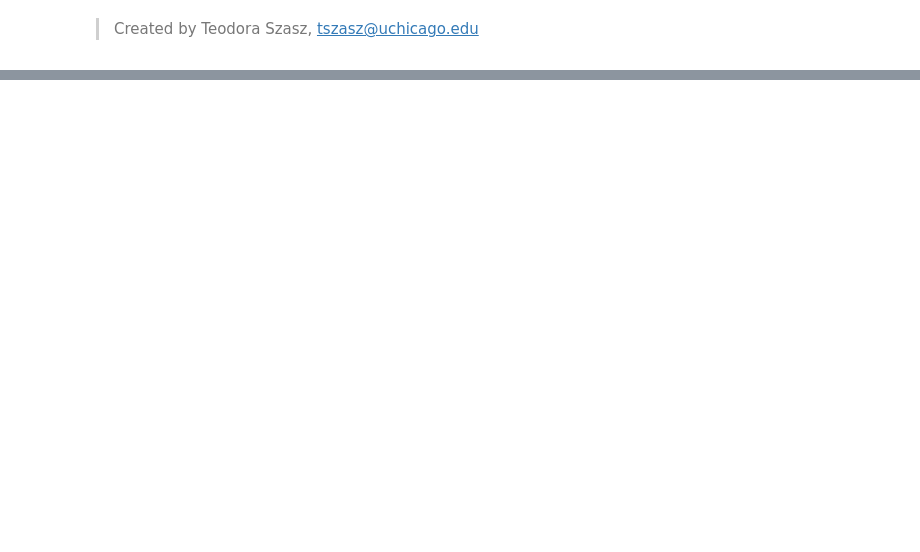
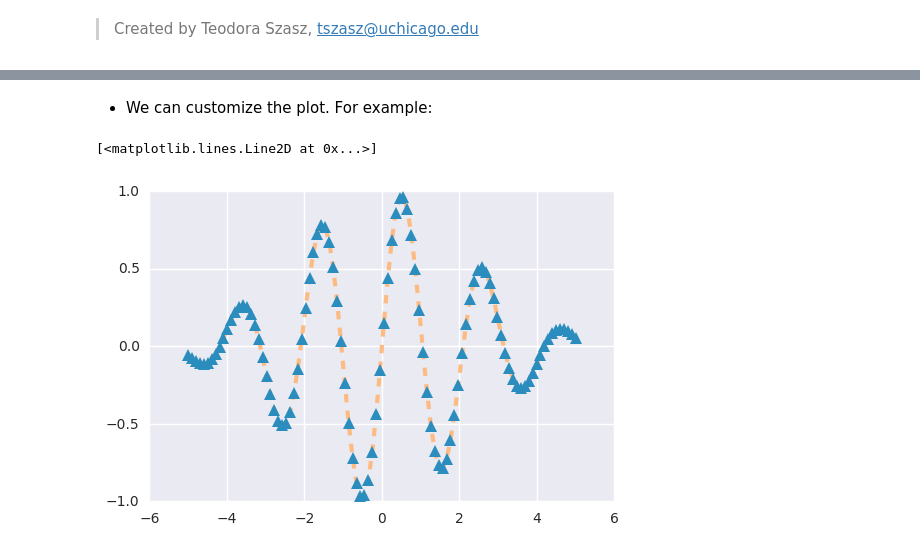
Before and after one commit to rcc-uchicago/workshop_IPython, a Jupyter notebook: 4_Interactive_Plotting_and_Graphical_Interfaces.ipynb, the cells around one changed output, grey strips where cells are left out. Cells and saved outputs as stored; diff of their text form; code cells hidden in the pictures; blank space fills up the shorter version.

```diff
--- a/4_Interactive_Plotting_and_Graphical_Interfaces.ipynb
+++ b/4_Interactive_Plotting_and_Graphical_Interfaces.ipynb
@@ -21,0 +29,11 @@ ImportError: cannot import name 'QtCore'
+# %% [markdown]
+- We can customize the plot. For example:
+# %%
+x = np.linspace(-5., 5., 100)
+y = np.sin(3 * x) * np.exp(-.1 * x ** 2)
+plt.plot(x,y, '--^',
+        lw=3, color='#fdbb84',
+        mfc='#2b8cbe', ms=8)
+# %% [output]
+[<matplotlib.lines.Line2D at 0x...>]
+[figure, added]
```
Also changed, not shown: parts of 34 cells of this notebook.
